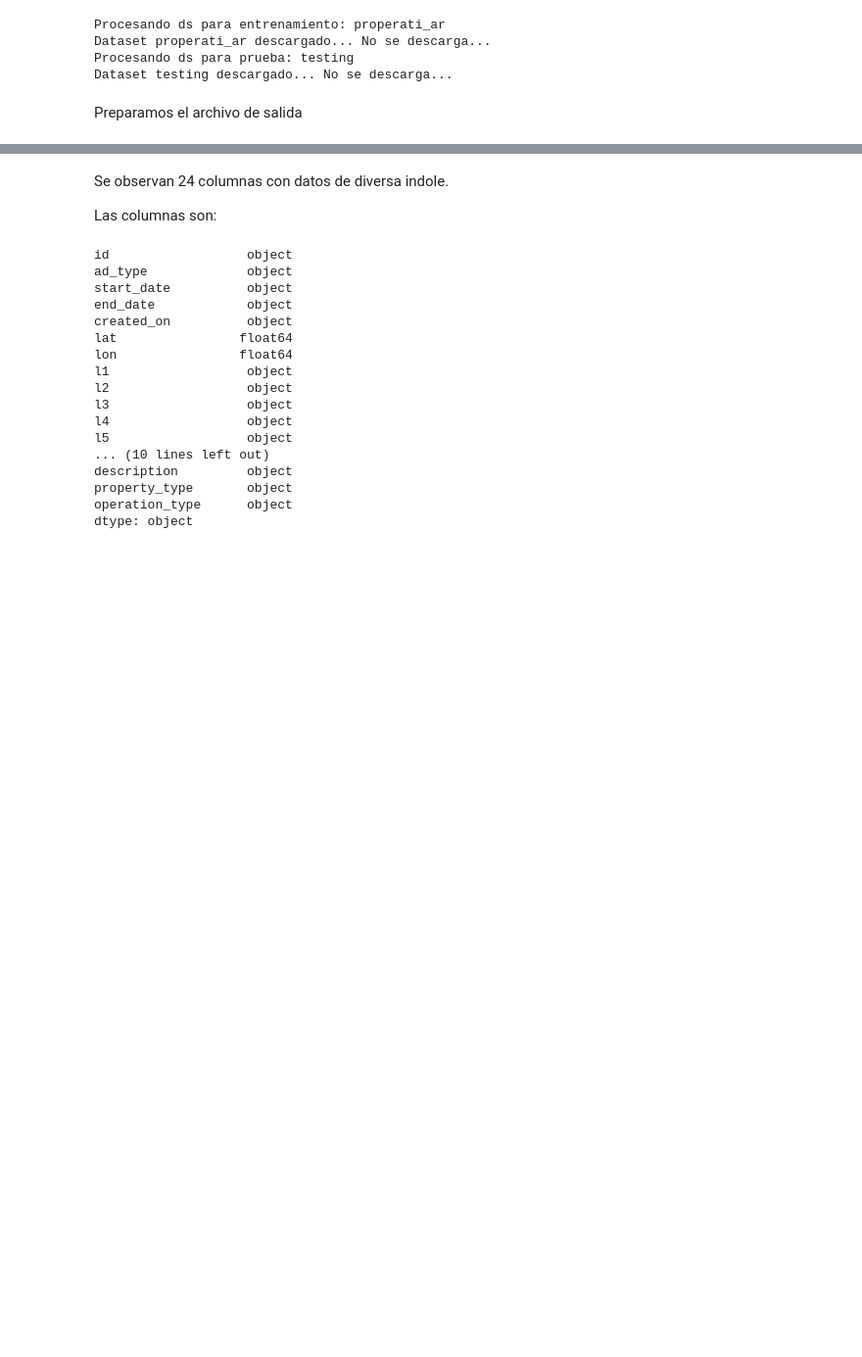
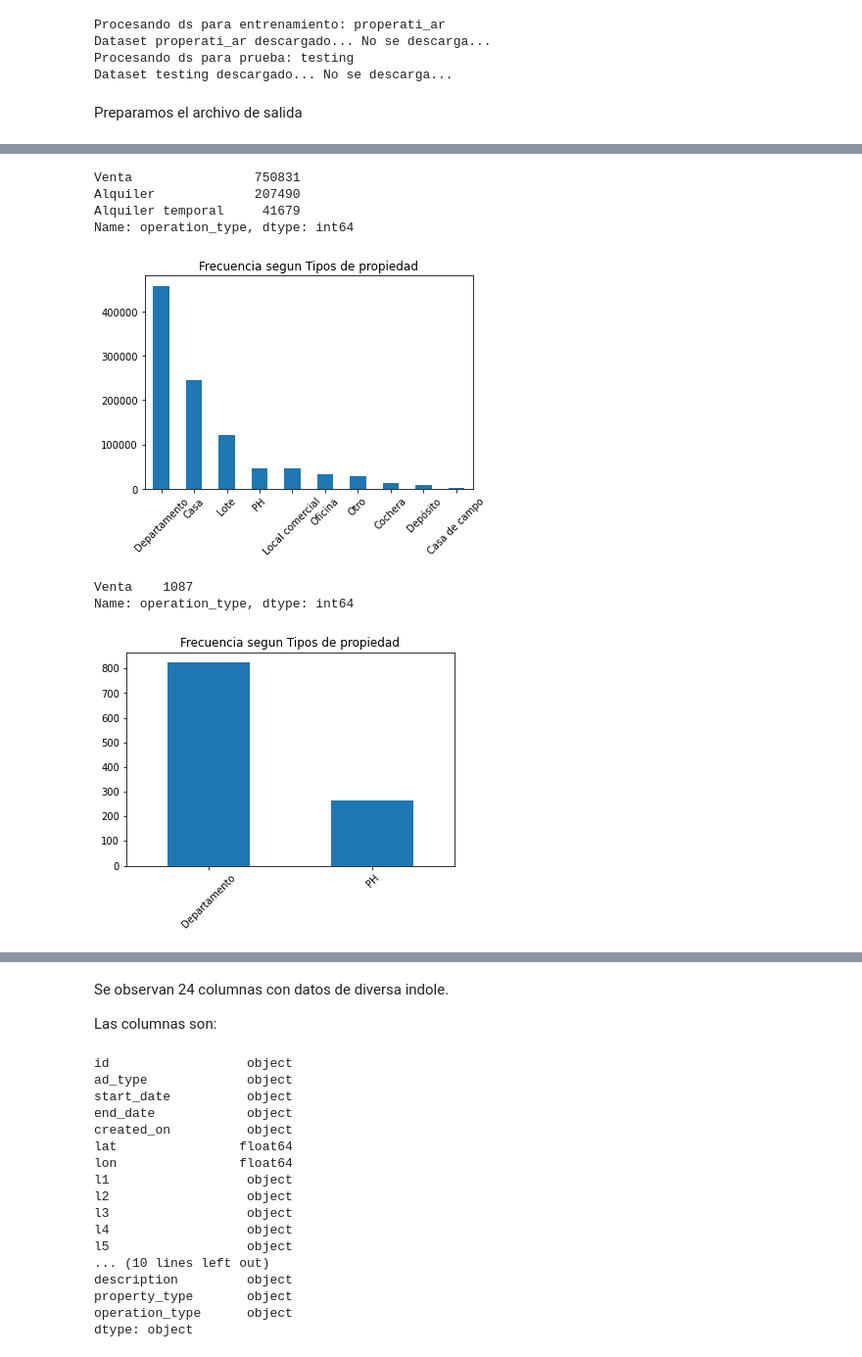
Before and after one commit to tomasdelvechio/precio-propiedades-md-2022, a Jupyter notebook: prediccion-precios-2022-md.ipynb, the cells around one changed output, grey strips where cells are left out. Shown at 98% size. Saved outputs shown, nothing was run; the diff lists cells and outputs as text; code cells hidden in the pictures; blank space fills up the shorter version.

```diff
--- a/prediccion-precios-2022-md.ipynb
+++ b/prediccion-precios-2022-md.ipynb
@@ -146,0 +295,17 @@ assert df_prueba_inicial.shape[1] == 28, "El ds de prueba no tiene 28 atributos.
+# %%
+def analisis_operaciones_propiedades(df, tipo_df="entrenamiento"):
+    print(df.operation_type.value_counts())
+    _ = df.property_type.value_counts().plot.bar(rot=45, title="Frecuencia segun Tipos de propiedad")
+    plt.show()
+
+analisis_operaciones_propiedades(df_entrenamiento_inicial)
+analisis_operaciones_propiedades(df_prueba_inicial)
+# %% [output]
+Venta                750831
+Alquiler             207490
+Alquiler temporal     41679
+Name: operation_type, dtype: int64
+[figure, added]
+Venta    1087
+Name: operation_type, dtype: int64
+[figure, added]
```
Also changed, not shown: parts of 57 cells of this notebook, 3 other files.
